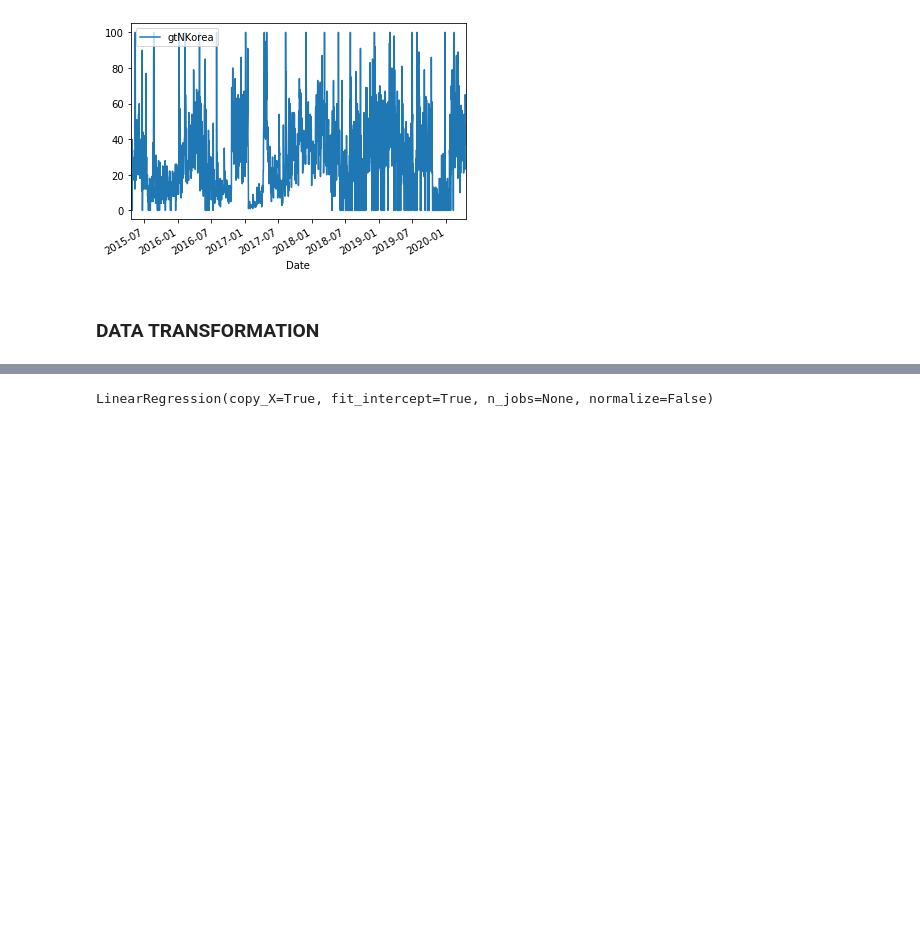
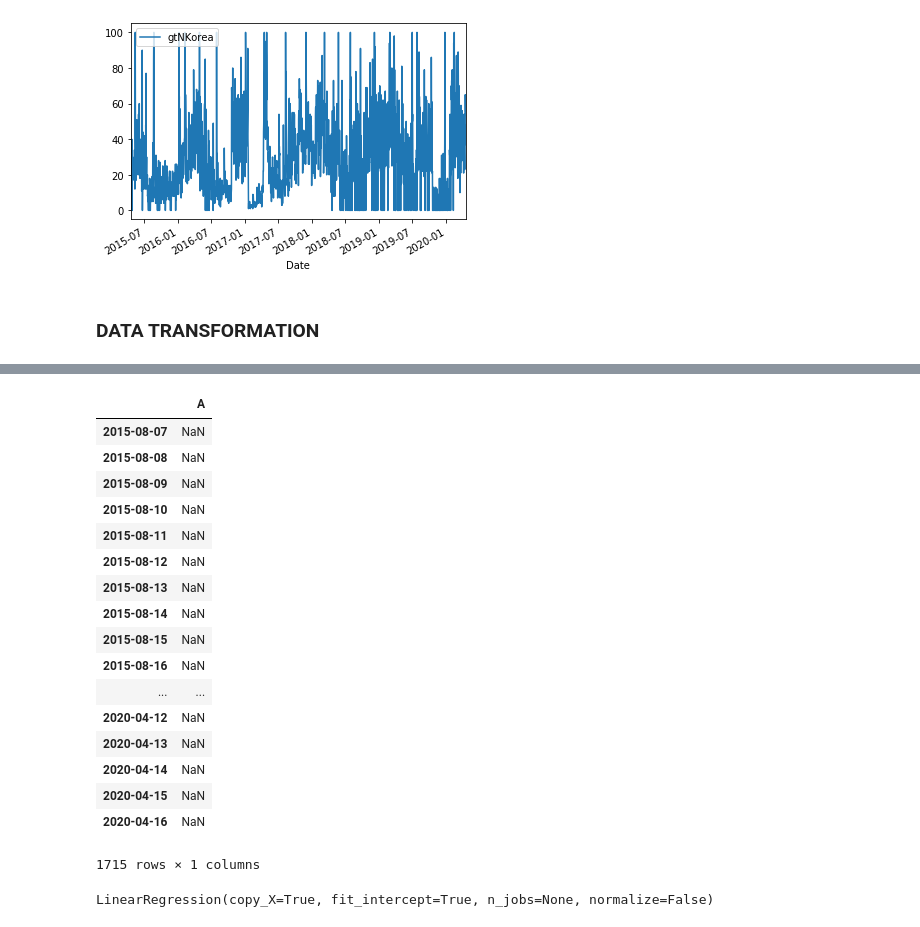
Before and after one commit to petrenkosv/data-science-school, a Jupyter notebook: Data Science - practice/Data Science BTC.ipynb, the cells around one changed output, grey strips where cells are left out. Drawn from its saved outputs; the diff is of its cells as text; code cells hidden in the pictures; blank space fills up the shorter version.

```diff
--- a/Data Science - practice/Data Science BTC.ipynb
+++ b/Data Science - practice/Data Science BTC.ipynb
@@ -101,3 +179,30 @@ plt.show()
+# %%
+dates = pd.date_range('20150807', periods = 1715)
+# %%
+s = pd.Series(google_trend_data2['gtEthereum'])
+
+df = pd.DataFrame(s, index = dates, columns = list('A'))
+
+df
+# %% [output]
+|  | A |
+| 2015-08-07 | NaN |
+| 2015-08-08 | NaN |
+| 2015-08-09 | NaN |
+| 2015-08-10 | NaN |
+| 2015-08-11 | NaN |
+| 2015-08-12 | NaN |
+| 2015-08-13 | NaN |
+| 2015-08-14 | NaN |
+| 2015-08-15 | NaN |
+| 2015-08-16 | NaN |
+| ... | ... |
+| 2020-04-12 | NaN |
+| 2020-04-13 | NaN |
+| 2020-04-14 | NaN |
+| 2020-04-15 | NaN |
+| 2020-04-16 | NaN |
+1715 rows × 1 columns
 # %%
 past = 4 * 7 # Возьмем 4 недели из прошлого
 future = 7 # Возьмем 7 дней из будущего
```
Also changed, not shown: parts of 3 cells of this notebook, 2 other files.
